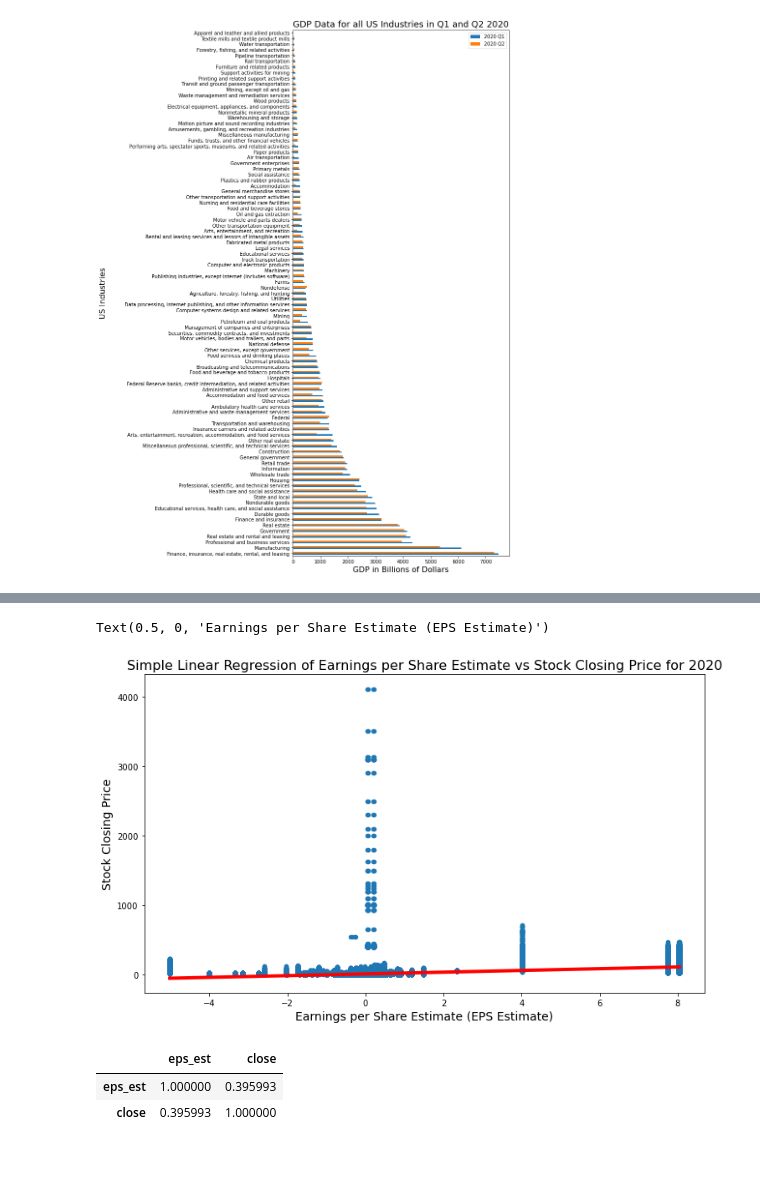
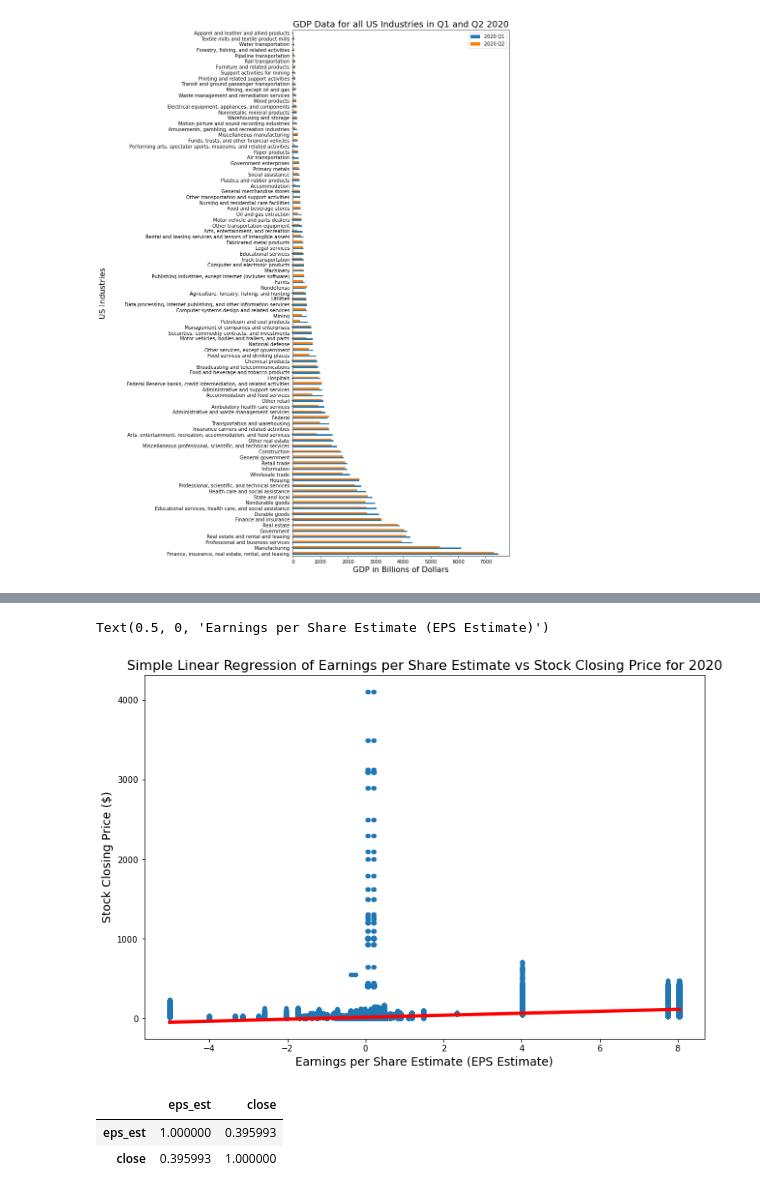
Before and after one commit to ZachXue111/data_bootcamp_final_project, a Jupyter notebook: aleu_xue_final_project.ipynb, the cells around one changed output, grey strips where cells are left out. Saved outputs shown, nothing was run; the diff lists cells and outputs as text; code cells hidden in the pictures; blank space fills up the shorter version.

```diff
--- a/aleu_xue_final_project.ipynb
+++ b/aleu_xue_final_project.ipynb
@@ -185,19 +249,19 @@ earnings_stocks_2020['yhat'] = reg.predict(earnings_stocks_2020[['eps_est']])
 # %%
 fig, ax = plt.subplots()
 
 earnings_stocks_2020.plot.scatter(x='eps_est', y='close', ax=ax)
-earnings_stocks_2020.sort_values('eps_est').set_index('eps_est')['yhat'].plot(color = 'red', linewidth=4, figsize=(12,7), ax=ax)
+earnings_stocks_2020.sort_values('eps_est').set_index('eps_est')['yhat'].plot(color = 'red', linewidth=4, figsize=(12,8), ax=ax)
 
 ax.set_title('Simple Linear Regression of Earnings per Share Estimate vs Stock Closing Price for 2020', fontsize=16)
-ax.set_ylabel('Stock Closing Price', fontsize=14)
+ax.set_ylabel('Stock Closing Price ($)', fontsize=14)
 ax.set_xlabel('Earnings per Share Estimate (EPS Estimate)', fontsize=14)
 
 #Here, it looks like earnings per share estimate is a good enough predictor for the stock closing price, in the year of 2020
 #Estimated EPS shows us the best outlook for a company's future financial performance
 #Thus, it looks like we can accurately predict stock market growth using this variable.
 # %% [output]
 Text(0.5, 0, 'Earnings per Share Estimate (EPS Estimate)')
-[figure, old version]
+[figure, new version]
 # %%
 earnings_stocks_2020[['eps_est', 'close']].corr()
 # %% [output]
```
Also changed, not shown: parts of 28 cells of this notebook.
